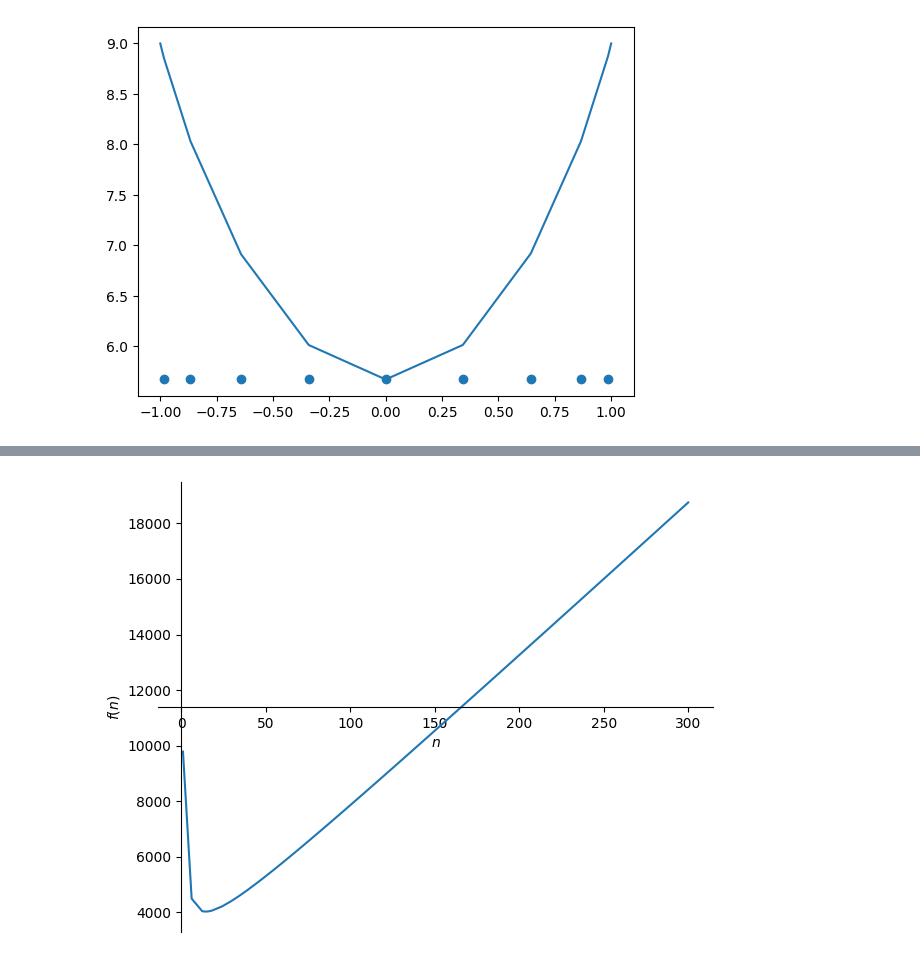
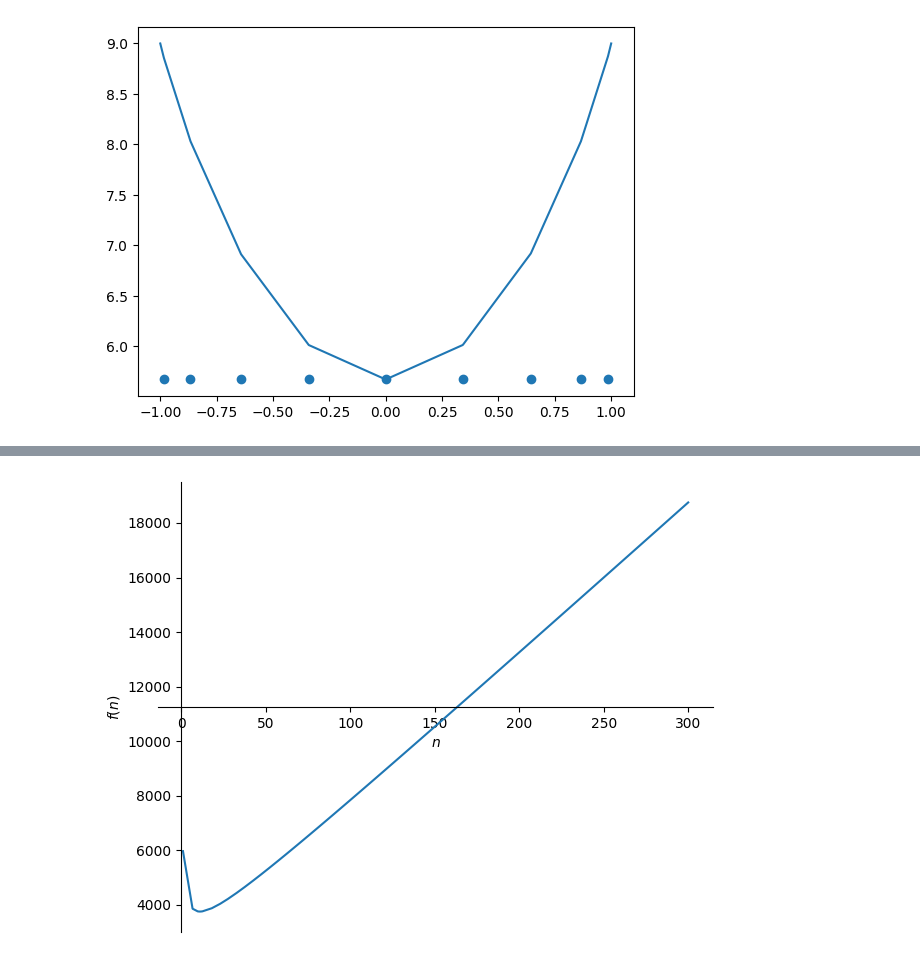
Before and after one commit to ivankirev13/Performative-Regression, a Jupyter notebook: performative_regression.ipynb, the cells around one changed output, grey strips where cells are left out. Drawn from its saved outputs; the diff is of its cells as text; code cells hidden in the pictures.

```diff
--- a/performative_regression.ipynb
+++ b/performative_regression.ipynb
@@ -314,15 +314,15 @@ plt.show()
 # %%
 k = sp.symbols("k")
 n = sp.symbols("n")
 L = 1
 T = 1000
 k = 3
 
-b = 1.96 / sp.sqrt(n) #+1 / (2**k * sp.factorial(k+1))
-R = 4 * n * (k+1) * (L + 1)**2 +  (T - n * (k + 1)) * (b**2 + 2* b * L + 2)
+b = 1.96 / sp.sqrt(n) +1 / (2**k * sp.factorial(k+1))
+R = 4 * n * (k+1) * (L + 1)**2 +  (T - n * (k + 1)) * (0*b**2 + 2* b * L + 2)
 
 %matplotlib inline
 sp.plot(R, (n, 1, 300))
 plt.show()
 # %% [output]
-[figure, old version]
+[figure, new version]
```
Also changed, not shown: parts of 5 cells of this notebook.
